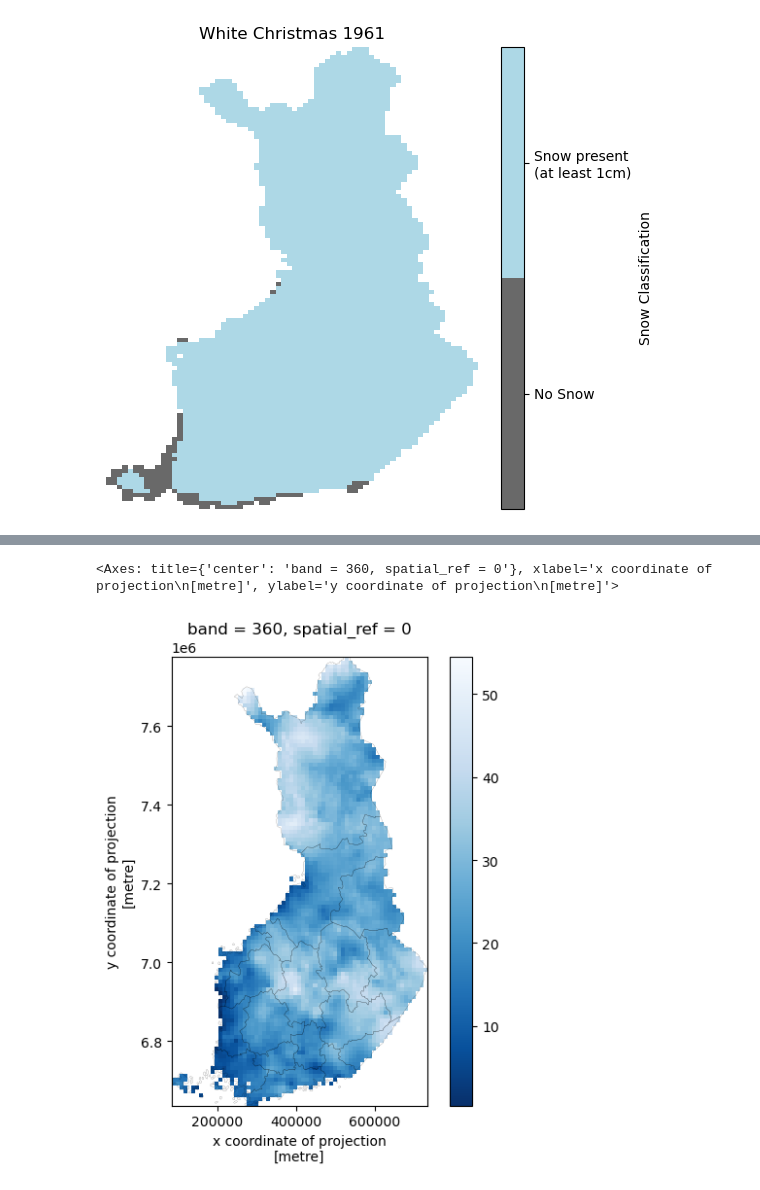
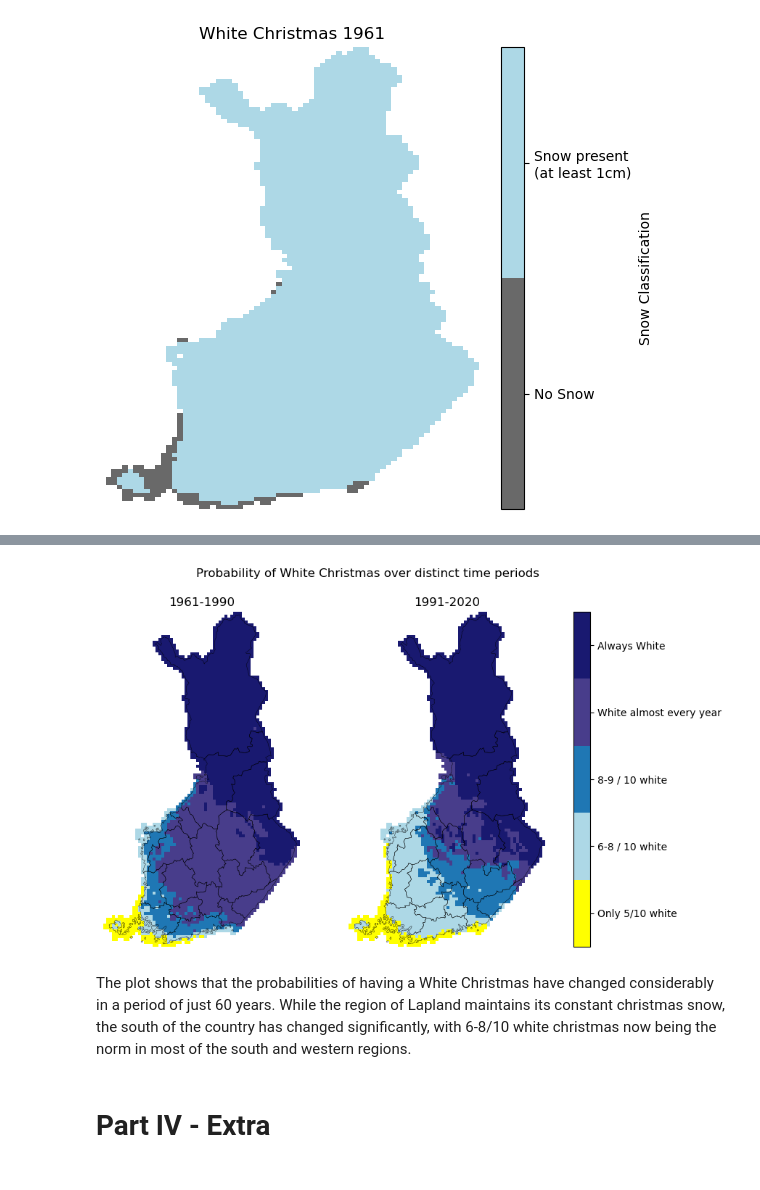
Before and after one commit to marcelomouta/white-christmas-project, a Jupyter notebook: final-assignment.ipynb, the cells around one changed output, grey strips where cells are left out. Saved outputs shown, nothing was run; the diff lists cells and outputs as text; code cells hidden in the pictures.

Commit message:
complete notebook with project usage demonstration

```diff
--- a/final-assignment.ipynb
+++ b/final-assignment.ipynb
@@ -224,7 +224,34 @@ test_raster = test_raster.rio.clip(finland_regions.geometry.values, finland_regi
-# %%
-fig, ax = plt.subplots(figsize=(6, 6))
-test_raster.plot(ax=ax, cmap="Blues_r")
-finland_regions.plot(ax=ax, facecolor='none', linewidth=0.1)
-# %% [output]
-<Axes: title={'center': 'band = 360, spatial_ref = 0'}, xlabel='x coordinate of projection\n[metre]', ylabel='y coordinate of projection\n[metre]'>
-[figure, removed]
+# %%
+# Define analysis period as 1961-1990
+start_year = 1961
+end_year = 1990
+
+# raster file for sample data compability
+raster_file = SNOW_DIR / "wh_xmas_sum_1961_1990.tif"
+
+try:
+    wh_xmas_sum_1961_1990 = snow.white_avg_xmas_sum(xmas_avg_snow, start_year, end_year)
+
+    # Optional: save raster for future use
+    # wh_xmas_sum_1961_1990.rio.to_raster(raster_file) # DON'T RUN WITH SAMPLE DATA, IT WILL OVERWRITE EXISTING RASTER
+
+# When using only the sample data, xmas_avg_snow will be incomplete
+except KeyError:
+    #  Load previous analysis from full dataset instead
+    wh_xmas_sum_1961_1990 = rxr.open_rasterio(raster_file)
+
+
+# change 30-year scale to 10-year scale
+wh_xmas_sum_1961_1990 /= 3
+
+# classify "White Christmas" probability for 1961-1990
+prob_wxmas_1961_1990 = snow.classify_prob_white_xmas(wh_xmas_sum_1961_1990)
+
+
+snow.plot_prob_wxmas_side_by_side(prob_wxmas_1961_1990, 1961, 1990, prob_wxmas_1991_2020, 1991, 2020, finland_regions)
+# %% [output]
+[figure, added]
+# %% [markdown]
+The plot shows that the probabilities of having a White Christmas have changed considerably in a period of just 60 years. While the region of Lapland maintains its constant christmas snow, the south of the country has changed significantly, with 6-8/10 white christmas now being the norm in most of the south and western regions.
+# %% [markdown]
+# Part IV - Extra
```
Also changed, not shown: parts of 27 cells of this notebook.
